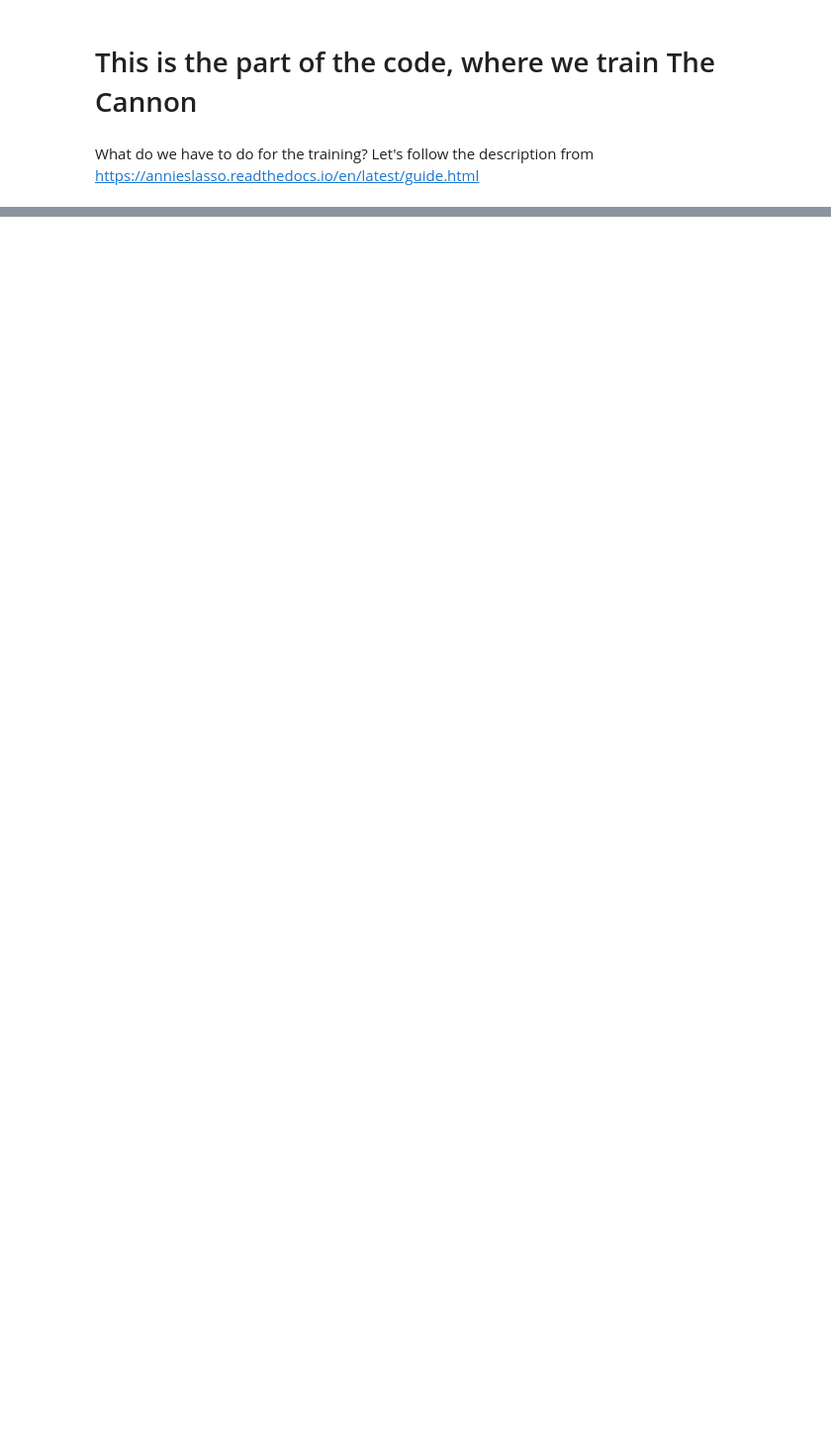
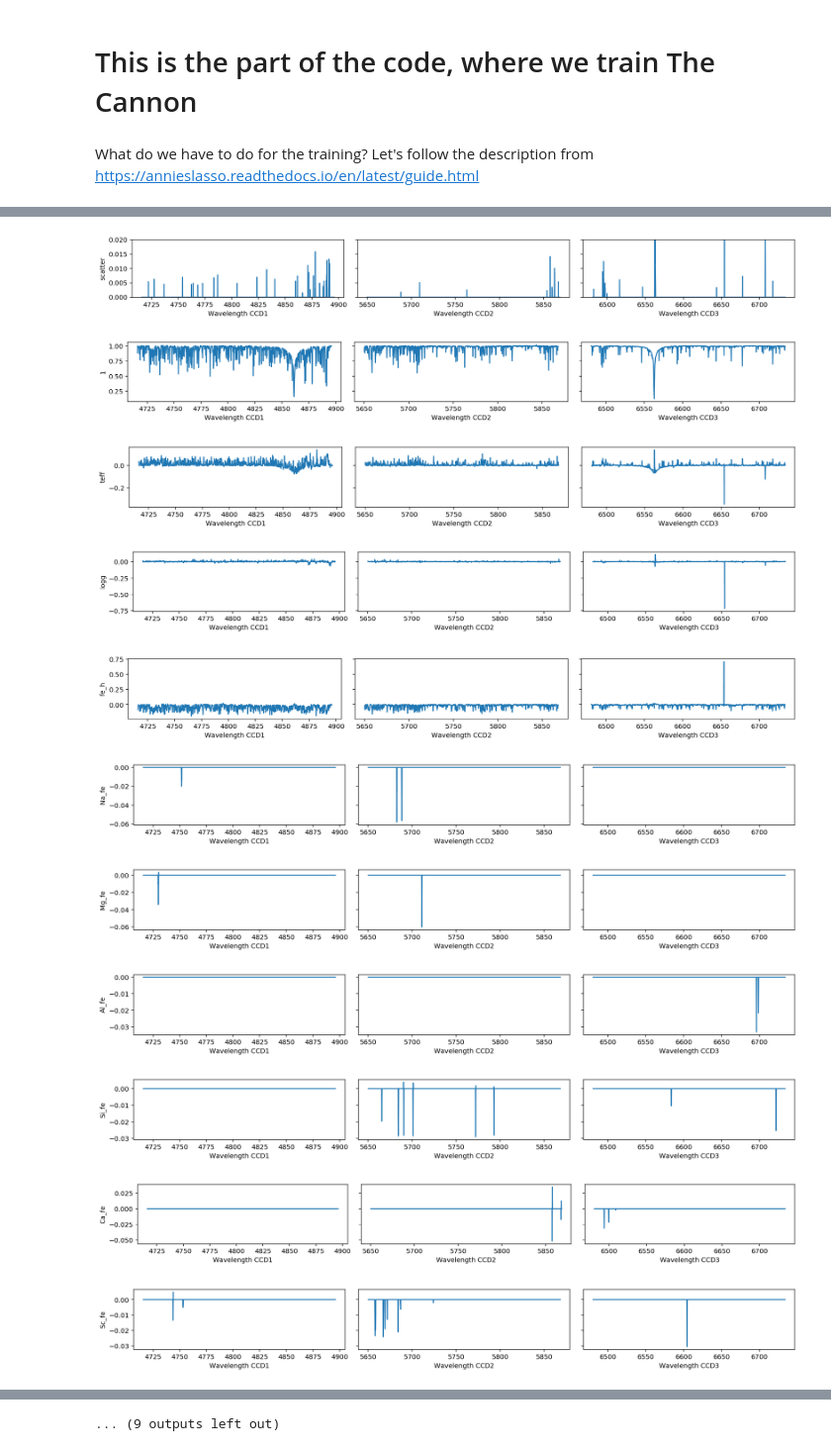
Before and after one commit to svenbuder/galah_solar_twins, a Jupyter notebook: solar_twin_training_routine.ipynb, the cells around one changed output, grey strips where cells are left out. Shown at 99% size. Cells and saved outputs as stored; diff of their text form; code cells hidden in the pictures; blank space fills up the shorter version.

Commit message:
testing some scatter features

```diff
--- a/solar_twin_training_routine.ipynb
+++ b/solar_twin_training_routine.ipynb
@@ -79,44 +94,45 @@ for label in labels:
 # The first test was done with 3 labels and 50 stars for all pixels.
 # labels = ('teff','logg','fe_h'
 # nr_stars = 50
+# max_pixel = -1
 # Turns out, that there is a normalisation issue in the spectra for CCD4 - so let's ignore that CCD for now
 
 # The second test was done with 5 labels and 50 stars and only use CCD1-3, that is up to pixel 11842
 # The main reason here was to make sure that the mask/censor function is implemented correctly
 # labels = ('teff','logg','fe_h','Na_fe','Mg_fe')
 # nr_stars = 50
+# max_pixel = 11842
 # Turns out the mask/censor is implemented correctly. Some fine-tuning of line-width may be useful
 
 # Now let's move to 17 labels (neglect O and K mainly from CCD4) and 500 stars for CCD1-3
 # labels = ('teff','logg','fe_h','Na_fe','Mg_fe','Al_fe','Si_fe','Ca_fe','Sc_fe','Ti_fe','Cr_fe','Mn_fe','Ni_fe','Cu_fe','Zn_fe','Y_fe','Ba_fe')
 # nr_stars = 500
+# max_pixel = 11842
 
 # Now let's move to 17 labels (neglect O and K mainly from CCD4) and all stars for CCD1-3
 labels = ('teff','logg','fe_h','Na_fe','Mg_fe','Al_fe','Si_fe','Ca_fe','Sc_fe','Ti_fe','Cr_fe','Mn_fe','Ni_fe','Cu_fe','Zn_fe','Y_fe','Ba_fe')
 nr_stars = np.shape(training_set)[0]
+max_pixel = 11842
 
 training_set_labels = Table()
 for label in labels:
     training_set_labels[label] = training_set[label]
 training_set_labels = training_set_labels[:nr_stars]
 training_set_labels = training_set_labels[:nr_stars]
-training_set_flux = training_set_flux[:nr_stars,:11842]
-training_set_ivar = training_set_ivar[:nr_stars,:11842]
-mask_matrix = mask_matrix[:11842]
+training_set_flux = training_set_flux[:nr_stars,:max_pixel]
+training_set_ivar = training_set_ivar[:nr_stars,:max_pixel]
+mask_matrix = mask_matrix[:max_pixel]
+wavelength_array = wavelength_array[:max_pixel]
 # %%
 # Setup the basic model
 model = tc.CannonModel(
     training_set_labels, training_set_flux, training_set_ivar,
-    vectorizer=tc.vectorizer.PolynomialVectorizer(labels, 2))
+    vectorizer=tc.vectorizer.PolynomialVectorizer(labels, 2),dispersion=wavelength_array)
 
 # Implement masks/censors
 for label_index, label in enumerate(labels):
     if label not in ['teff','logg','fe_h','vbroad']: # for these labels we use all pixels
-        print('applying sensoring for',label)
         model.censors[label] = mask_matrix[label]
-
-# Print vectorizer
-model.vectorizer.label_names
 # %% [output]
 applying sensoring for Na_fe
 applying sensoring for Mg_fe
@@ -183,0 +154,46 @@ fig_theta = tc.plot.theta(model,
+# %%
+# Now let's plot some of the coefficients to get an idea, which pixels the model considers interesting.
+def plot_coefficients(model, index, ccds=[1,2,3,4]):
+
+    # let's have an option to plot the scatter with a negative index
+    if index == -1:
+        ylabel = 'scatter'
+    else:
+        ylabel = model.vectorizer.get_human_readable_label_term(index,
+                label_names = model.vectorizer.label_names, mul='\cdot', pow='^')
+
+    f, gs = plt.subplots(1,len(ccds),figsize=(15,2),sharey=True)
+
+    for ccd in ccds:
+        ax=gs[ccd-1]
+        in_wavelength_range = (wavelength_array >= (3+ccd)*1000) & (wavelength_array <= (4+ccd)*1000)
+        if index == -1:
+            ax.plot(
+                wavelength_array[in_wavelength_range],
+                model.s2[in_wavelength_range]**0.5
+            )
+            ax.set_ylim(0,0.02)
+        else:
+            ax.plot(
+                wavelength_array[in_wavelength_range],
+                model.theta[in_wavelength_range,index]
+            )
+        ax.set_xlabel('Wavelength CCD'+str(ccd))
+        if ccd==1:
+            ax.set_ylabel(ylabel)
+    plt.tight_layout()
+
+for index in range(-1,20):
+    plot_coefficients(model, index, ccds=[1,2,3])
+# %% [output]
+[figure, added]
+[figure, added]
+[figure, added]
+[figure, added]
+[figure, added]
+[figure, added]
+[figure, added]
+[figure, added]
+[figure, added]
+[figure, added]
+[figure, added]
@@ -184,3 +201,4 @@ fig_theta = tc.plot.theta(model,
+... (9 outputs left out)
 # %%
 test_labels, cov, metadata = model.test(training_set_flux, training_set_ivar)
 # %% [output]
```
Also changed, not shown: parts of 11 cells of this notebook, 1 other file.
